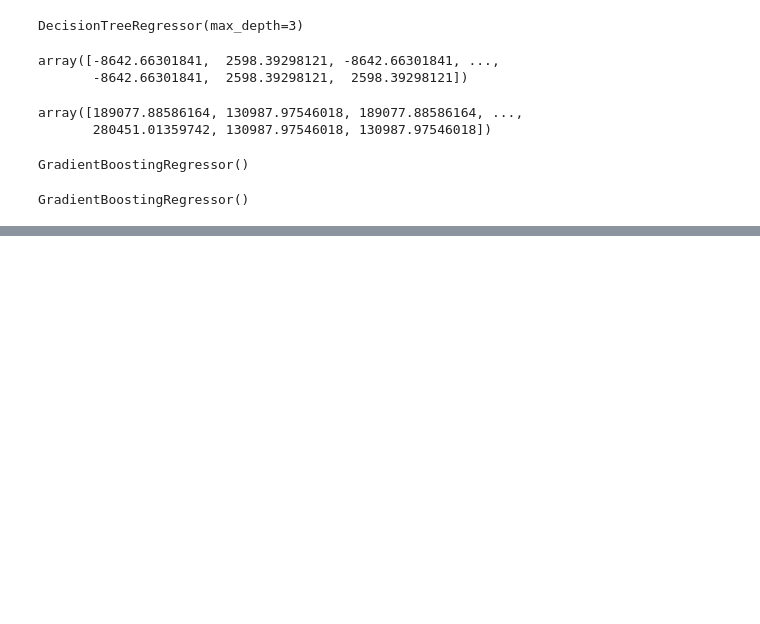
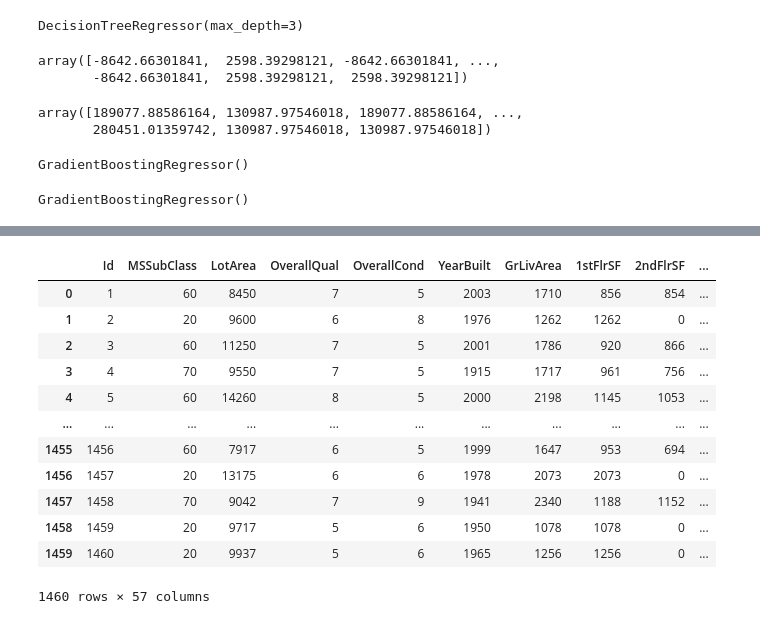
Before and after one commit to AshleighGrant/DAT07-28-AG, a Jupyter notebook: ClassMaterial/Unit3/Class12/AG notes Class 12.ipynb, the cells around one changed output, grey strips where cells are left out. Drawn from its saved outputs; the diff is of its cells as text; code cells hidden in the pictures; blank space fills up the shorter version.

```diff
--- a/ClassMaterial/Unit3/Class12/AG notes Class 12.ipynb
+++ b/ClassMaterial/Unit3/Class12/AG notes Class 12.ipynb
@@ -126,0 +203,16 @@ GradientBoostingRegressor()
+# %%
+pd.get_dummies(train)
+# %% [output]
+|  | Id | MSSubClass | LotArea | OverallQual | OverallCond | YearBuilt | GrLivArea | 1stFlrSF | 2ndFlrSF | ... |
+| 0 | 1 | 60 | 8450 | 7 | 5 | 2003 | 1710 | 856 | 854 | ... |
+| 1 | 2 | 20 | 9600 | 6 | 8 | 1976 | 1262 | 1262 | 0 | ... |
+| 2 | 3 | 60 | 11250 | 7 | 5 | 2001 | 1786 | 920 | 866 | ... |
+| 3 | 4 | 70 | 9550 | 7 | 5 | 1915 | 1717 | 961 | 756 | ... |
+| 4 | 5 | 60 | 14260 | 8 | 5 | 2000 | 2198 | 1145 | 1053 | ... |
+| ... | ... | ... | ... | ... | ... | ... | ... | ... | ... | ... |
+| 1455 | 1456 | 60 | 7917 | 6 | 5 | 1999 | 1647 | 953 | 694 | ... |
+| 1456 | 1457 | 20 | 13175 | 6 | 6 | 1978 | 2073 | 2073 | 0 | ... |
+| 1457 | 1458 | 70 | 9042 | 7 | 9 | 1941 | 2340 | 1188 | 1152 | ... |
+| 1458 | 1459 | 20 | 9717 | 5 | 6 | 1950 | 1078 | 1078 | 0 | ... |
+| 1459 | 1460 | 20 | 9937 | 5 | 6 | 1965 | 1256 | 1256 | 0 | ... |
+1460 rows × 57 columns
```
Also changed, not shown: parts of 19 cells of this notebook, 1 other file.
